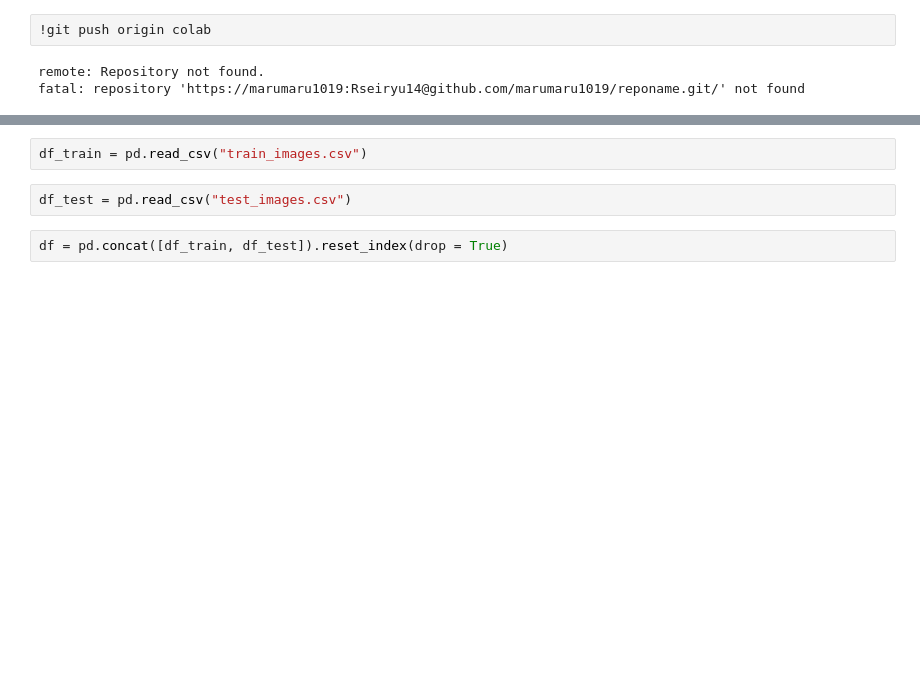
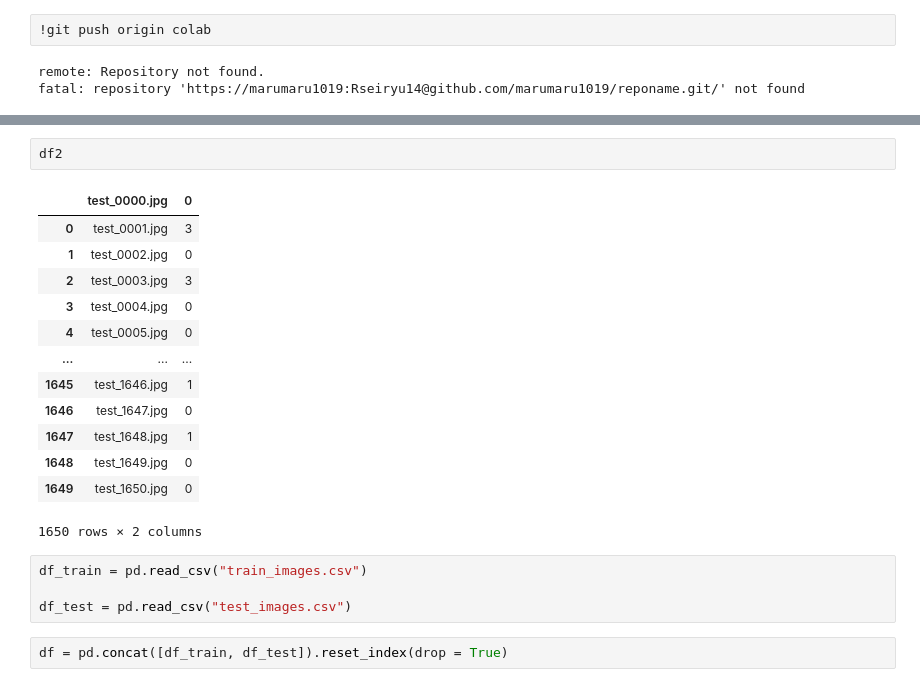
Before and after one commit to marumaru1019/remon_competition, a Jupyter notebook: レモンコンペ2.ipynb, the cells around one changed output, grey strips where cells are left out. Saved outputs shown, nothing was run; the diff lists cells and outputs as text; blank space fills up the shorter version.

```diff
--- a/レモンコンペ2.ipynb
+++ b/レモンコンペ2.ipynb
@@ -87,7 +109,23 @@ cd drive/MyDrive/remon_competition/
+# %%
+df2
+# %% [output]
+|  | test_0000.jpg | 0 |
+| 0 | test_0001.jpg | 3 |
+| 1 | test_0002.jpg | 0 |
+| 2 | test_0003.jpg | 3 |
+| 3 | test_0004.jpg | 0 |
+| 4 | test_0005.jpg | 0 |
+| ... | ... | ... |
+| 1645 | test_1646.jpg | 1 |
+| 1646 | test_1647.jpg | 0 |
+| 1647 | test_1648.jpg | 1 |
+| 1648 | test_1649.jpg | 0 |
+| 1649 | test_1650.jpg | 0 |
+1650 rows × 2 columns
 # %%
 df_train = pd.read_csv("train_images.csv")
+
+df_test = pd.read_csv("test_images.csv")
-# %%
-df_test = pd.read_csv("test_images.csv")
 # %%
 df = pd.concat([df_train, df_test]).reset_index(drop = True)
 # %%
```
Also changed, not shown: parts of 15 cells of this notebook, 4 other files.
